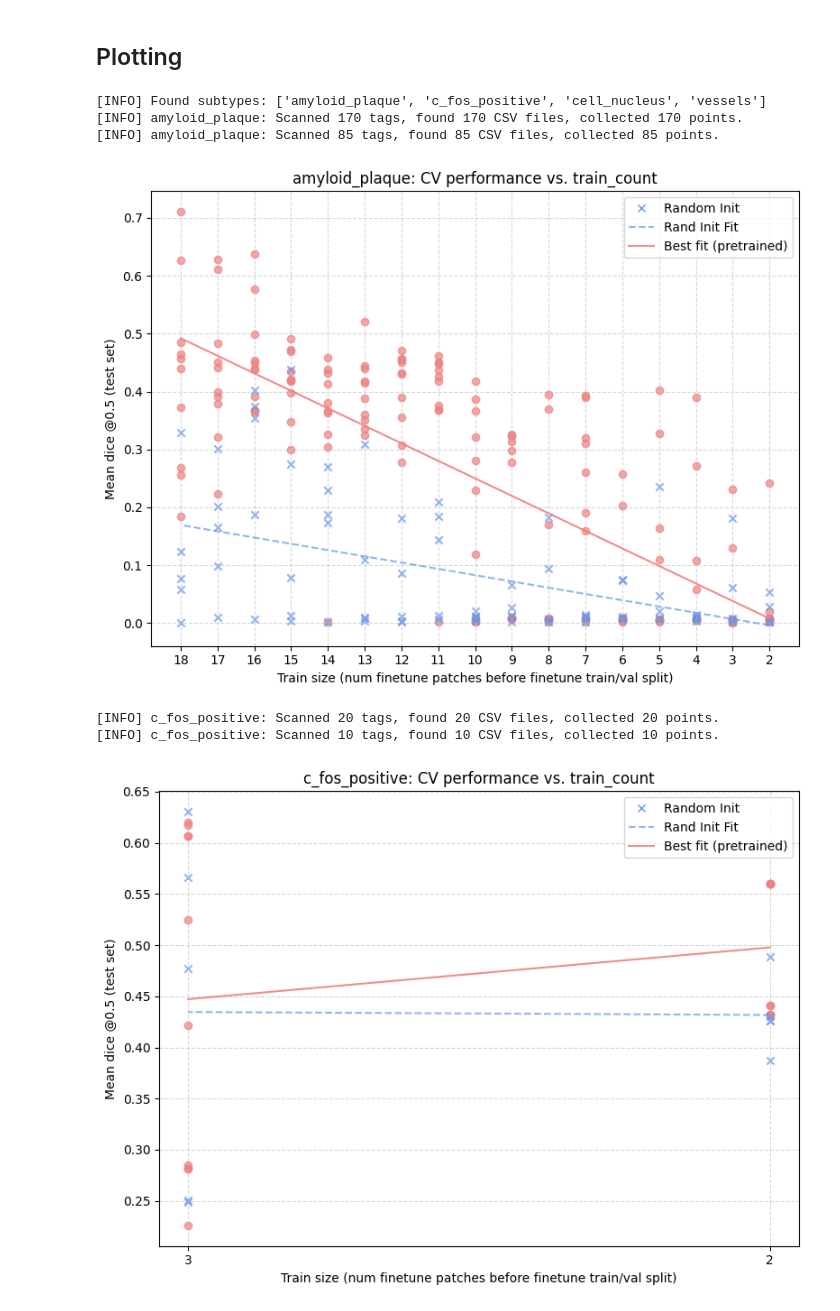
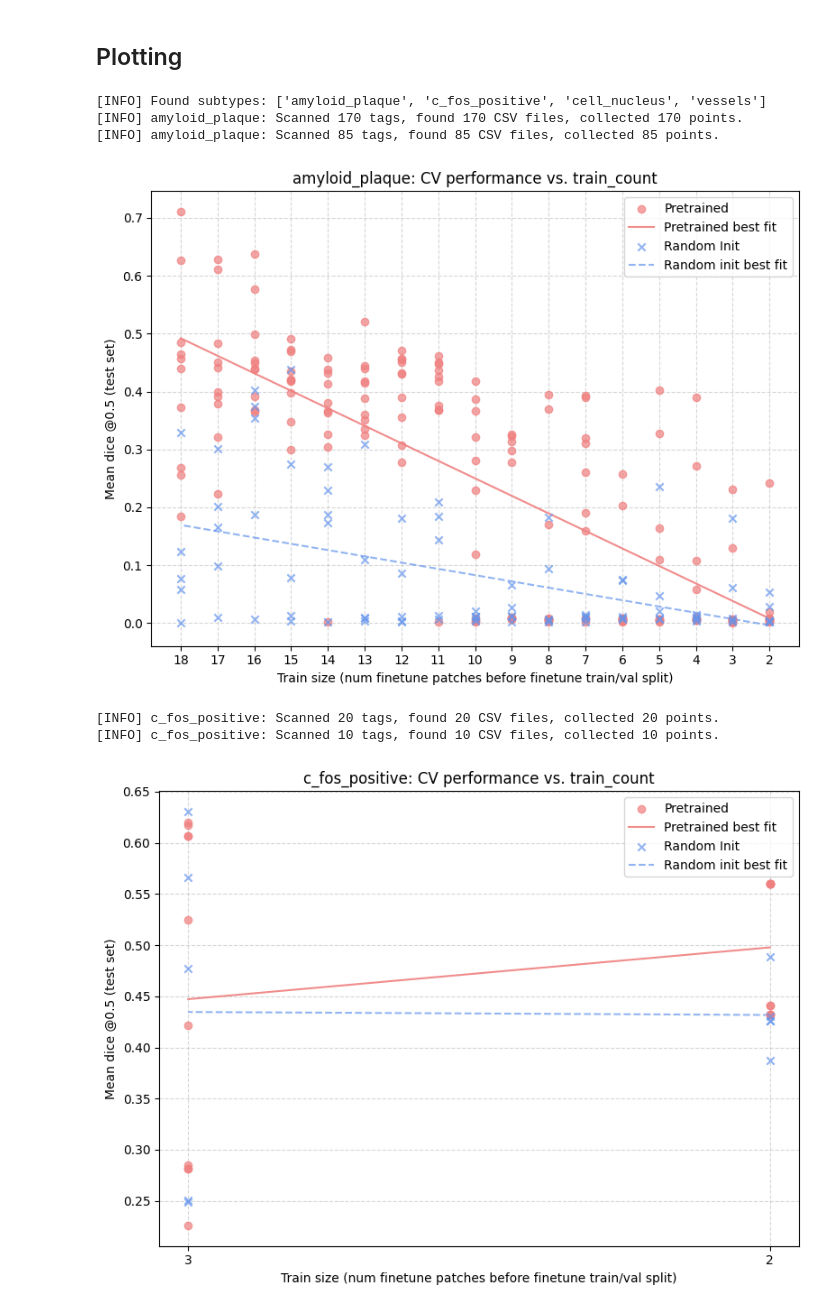
Before and after one commit to AdinaScheinfeld/ssl_project, a Jupyter notebook: notebooks/plot_dice_means_cv.ipynb, the cells around one changed output. Drawn from its saved outputs; the diff is of its cells as text; code cells hidden in the pictures.

Commit message:
Update baseline plotting and fix legend

```diff
--- a/notebooks/plot_dice_means_cv.ipynb
+++ b/notebooks/plot_dice_means_cv.ipynb
@@ -42,6 +42,8 @@ class PlotConfig:
     COMBINED_POINT_COLOR: str = None # point color for combined plot, None for default
     POINT_ALPHA: float = 0.7 # point alpha
     LINE_ALPHA: float = 0.9 # line alpha
+    PRETRAIN_LABEL: str = 'Pretrained' # label for pretrained in legend
+    PRETRAIN_MARKER: str = 'o' # marker for pretrained points
 
     # random init overlay controls
     INCLUDE_RAND: bool = False # include random init baseline
@@ -49,14 +51,14 @@ class PlotConfig:
     RAND_POINT_COLOR: str = 'violet' # point color for random init, None for default
     RAND_MARKER: str = 'x' # marker for random init points
     RAND_POINT_ALPHA: float = 0.7 # alpha for random init points
-    RAND_LABEL: str = 'Random Init' # label for random init in legend
+    RAND_LABEL: str = 'Random init' # label for random init in legend
 
     # random init best fit line
     RAND_FIT_LINE: bool = True # include best fit line for random init points
     RAND_LINE_COLOR: str = None # line color for random init best fit line, None for default (defaults to RAND_POINT_COLOR)
     RAND_LINESTYLE: str = '--' # linestyle for random init best fit line
     RAND_LINE_ALPHA: float = 0.7 # alpha for random init best fit line
-    RAND_LINE_LABEL: str = 'Rand Init Fit' # label for random init best fit line in legend
+    RAND_LINE_LABEL: str = 'Random init best fit' # label for random init best fit line in legend
 
     def __post_init__(self):
         if self.SUBTYPES is None:
@@ -328,7 +354,7 @@ def plot_all_subtypes(
         overlay_line_color=None,
         overlay_linestyle='--',
         overlay_line_alpha=0.7,
-        overlay_line_label='Random init fit'
+        overlay_line_label='Random init best fit'
     ):
 
     # filter to subtypes with at least 1 point
@@ -350,6 +376,7 @@ def plot_all_subtypes(
     # overlay random init points
     overlay_xs_all, overlay_ys_all = [], []
     if overlay:
+        first_overlay = True
         for subtype, points in overlay.items():
             if not points:
                 continue
@@ -358,7 +385,9 @@ def plot_all_subtypes(
             ys = [r.mean_dice for r in points_sorted]
             overlay_xs_all.extend(xs)
             overlay_ys_all.extend(ys)
-            plt.scatter(xs, ys, marker=overlay_marker, label=None, color=overlay_color, alpha=overlay_alpha)
+            lbl = overlay_label if first_overlay else '_nolegend_'
+            plt.scatter(xs, ys, marker=overlay_marker, label=lbl, color=overlay_color, alpha=overlay_alpha)
+            first_overlay = False
 
     # add best fit line for overlay points if needed
     if overlay and overlay_fit and len(overlay_xs_all) >= 2:
@@ -391,12 +420,13 @@ def plot_all_subtypes(
     plt.grid(True, linestyle='--', alpha=0.5)
 
     # legend
-    handles, labels = plt.gca().get_legend_handles_labels()
-    if overlay:
-        handles.append(Line2D([0], [0], linestyle='', marker=overlay_marker, color=overlay_color, label=overlay_label))
-        labels.append(overlay_label)
-    if handles:
-        plt.legend(handles=handles, labels=labels, loc='best')
+    plt.legend(loc='best')
+    # handles, labels = plt.gca().get_legend_handles_labels()
+    # if overlay:
+    #     handles.append(Line2D([0], [0], linestyle='', marker=overlay_marker, color=overlay_color, label=overlay_label))
+    #     labels.append(overlay_label)
+    # if handles:
+    #     plt.legend(handles=handles, labels=labels, loc='best')
 
     plt.tight_layout()
 
@@ -486,7 +516,7 @@ def main(config):
             overlay_line_color=getattr(config, 'RAND_LINE_COLOR', None),
             overlay_linestyle=getattr(config, 'RAND_LINESTYLE', '--'),
             overlay_line_alpha=getattr(config, 'RAND_LINE_ALPHA', 0.7),
-            overlay_line_label=getattr(config, 'RAND_LINE_LABEL', 'Rand Init Fit')
+            overlay_line_label=getattr(config, 'RAND_LINE_LABEL', 'Random init best fit')
         )
 
     # combined plot if requested
@@ -507,7 +537,7 @@ def main(config):
             overlay_line_color=getattr(config, 'RAND_LINE_COLOR', None),
             overlay_linestyle=getattr(config, 'RAND_LINESTYLE', '--'),
             overlay_line_alpha=getattr(config, 'RAND_LINE_ALPHA', 0.7),
-            overlay_line_label=getattr(config, 'RAND_LINE_LABEL', 'Rand Init Fit')
+            overlay_line_label=getattr(config, 'RAND_LINE_LABEL', 'Random init best fit')
         )
 
     # save combined summary csv if requested
@@ -536,37 +566,37 @@ if __name__ == '__main__':
         ROOT='/ministorage/adina/selma_segmentation_preds/preds',
         SUBTYPES=['ALL'],
         EXCLUDE_SUBTYPES=['cv_folds'],
         OUTPUT_DIR=None,
         ASCENDING=False,
         SAVE_SUMMARY_CSV=False,
         PLOT_COMBINED=True,
         POINT_COLOR='lightcoral',
         LINE_COLOR='lightcoral',
 
         # enable random init overlay
         INCLUDE_RAND=True,
         RAND_ROOT='/ministorage/adina/selma_segmentation_preds_rand/preds',
         RAND_POINT_COLOR='cornflowerblue',
         RAND_MARKER='x',
         RAND_POINT_ALPHA=0.7,
         RAND_LABEL='Random Init',
 
         # best fit line for random init
         RAND_FIT_LINE=True,
         RAND_LINESTYLE='--',
         RAND_LINE_ALPHA=0.7,
         RAND_LINE_COLOR=None, # defaults to RAND_POINT_COLOR if None
-        RAND_LINE_LABEL='Rand Init Fit'
+        RAND_LINE_LABEL='Random init best fit'
     )
     artifacts = main(cfg)
     print(f'[INFO] Artifacts: {artifacts}')
 # %% [output]
 [INFO] Found subtypes: ['amyloid_plaque', 'c_fos_positive', 'cell_nucleus', 'vessels']
 [INFO] amyloid_plaque: Scanned 170 tags, found 170 CSV files, collected 170 points.
 [INFO] amyloid_plaque: Scanned 85 tags, found 85 CSV files, collected 85 points.
-[figure, old version]
+[figure, new version]
 [INFO] c_fos_positive: Scanned 20 tags, found 20 CSV files, collected 20 points.
 [INFO] c_fos_positive: Scanned 10 tags, found 10 CSV files, collected 10 points.
-[figure, old version]
+[figure, new version]
 [INFO] cell_nucleus: Scanned 230 tags, found 230 CSV files, collected 230 points.
 [INFO] cell_nucleus: Scanned 115 tags, found 115 CSV files, collected 115 points.
```
Also changed, not shown: parts of 3 cells of this notebook.
